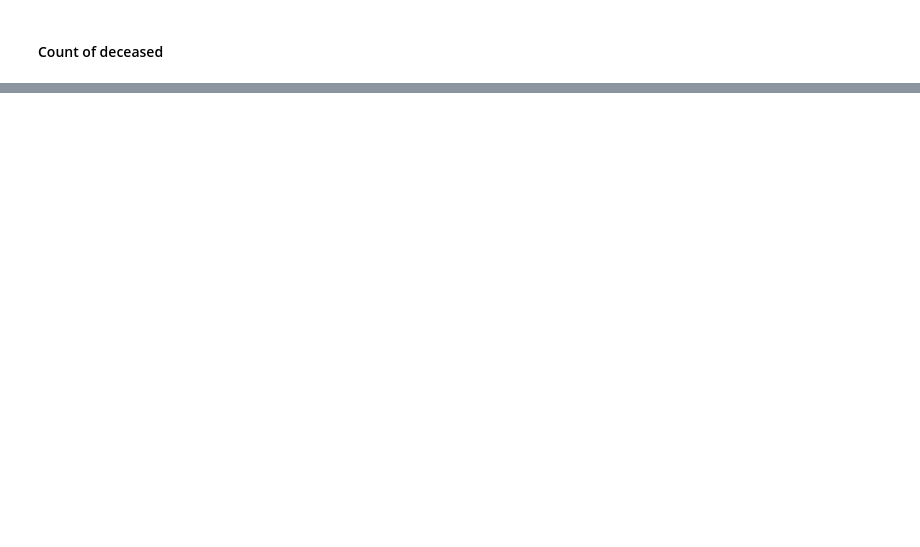
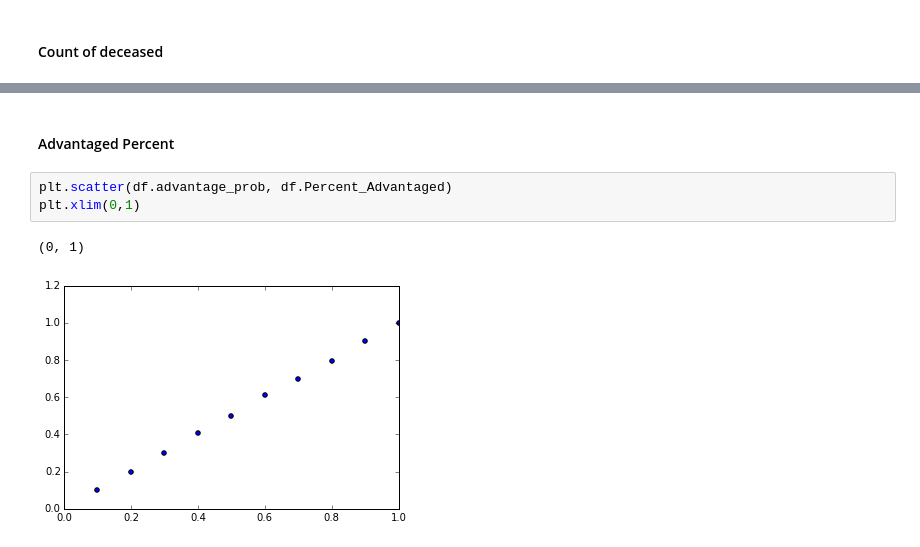
Before and after one commit to ceharvs/waitinglist, a Jupyter notebook: WaitingList.ipynb, the cells around one changed output, grey strips where cells are left out. Drawn from its saved outputs; the diff is of its cells as text; blank space fills up the shorter version.

```diff
--- a/WaitingList.ipynb
+++ b/WaitingList.ipynb
@@ -603,0 +671,8 @@ plt.xlim(0,1)
+# %% [markdown]
+#### Advantaged Percent
+# %%
+plt.scatter(df.advantage_prob, df.Percent_Advantaged)
+plt.xlim(0,1)
+# %% [output]
+(0, 1)
+[figure, added]
```
Also changed, not shown: parts of 30 cells of this notebook, 1 other file.
